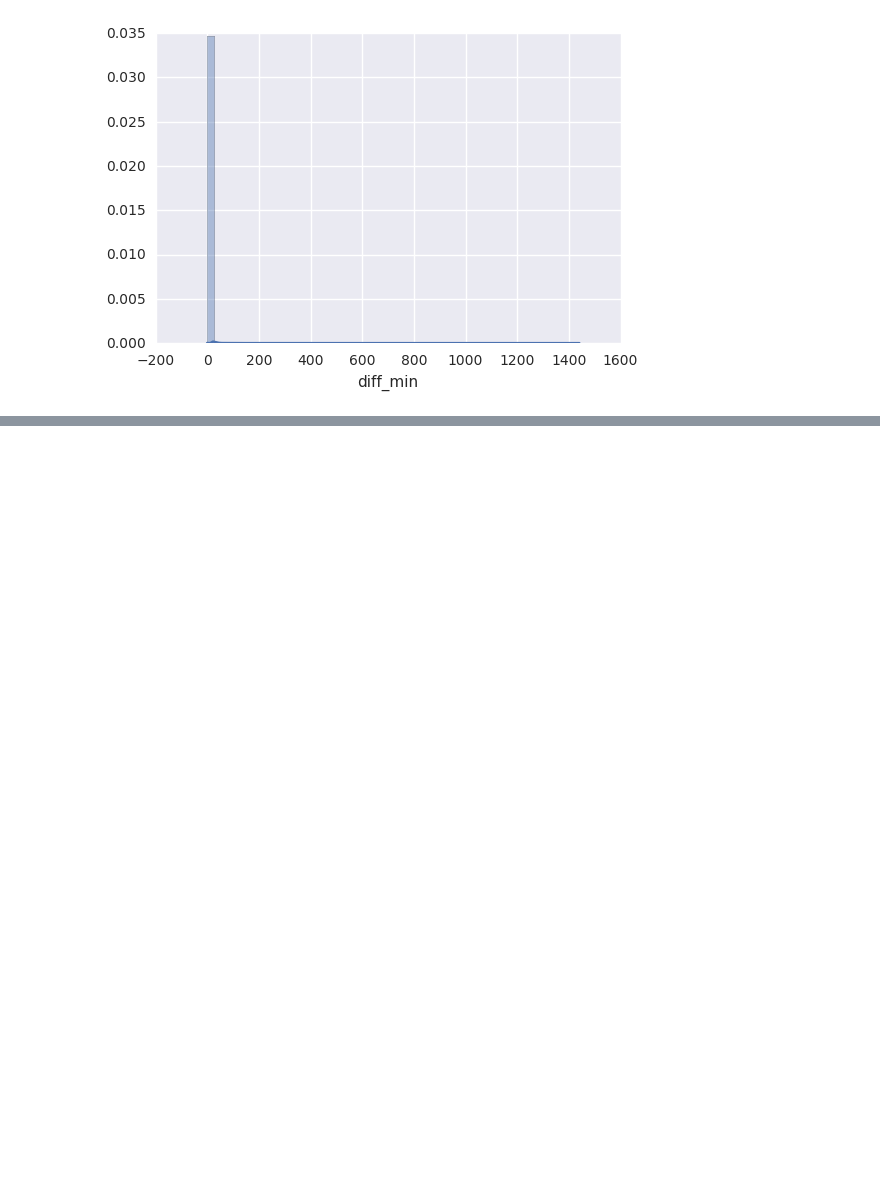
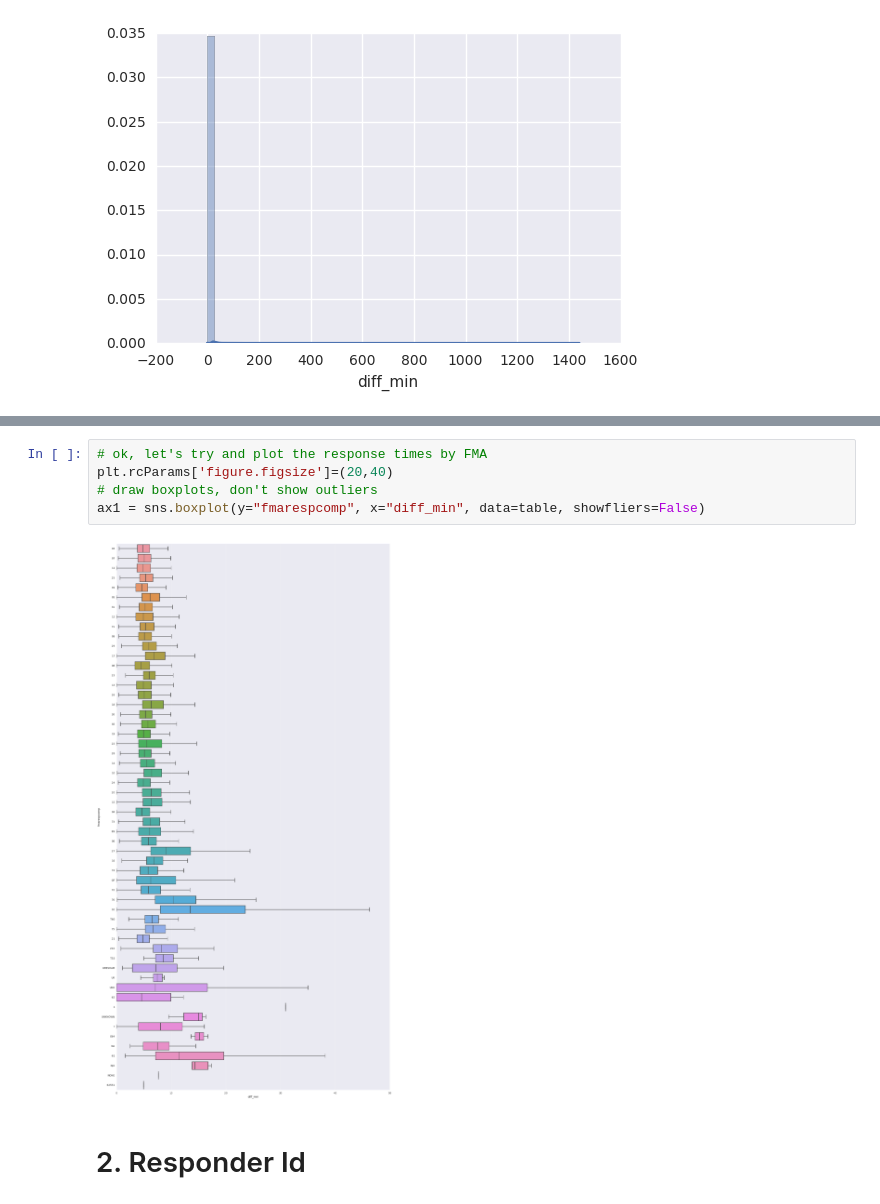
Before and after one commit to hackoregon/emergency-response, a Jupyter notebook: notebooks/response_times_eda.ipynb, the cells around one changed output, grey strips where cells are left out. Saved outputs shown, nothing was run; the diff lists cells and outputs as text; blank space fills up the shorter version.

```diff
--- a/notebooks/response_times_eda.ipynb
+++ b/notebooks/response_times_eda.ipynb
@@ -312,0 +278,9 @@ table.head(20)
+# %%
+# ok, let's try and plot the response times by FMA
+plt.rcParams['figure.figsize']=(20,40)
+# draw boxplots, don't show outliers
+ax1 = sns.boxplot(y="fmarespcomp", x="diff_min", data=table, showfliers=False)
+# %% [output]
+[figure, added]
+# %% [markdown]
+# 2. Responder Id
```
Also changed, not shown: parts of 22 cells of this notebook.
